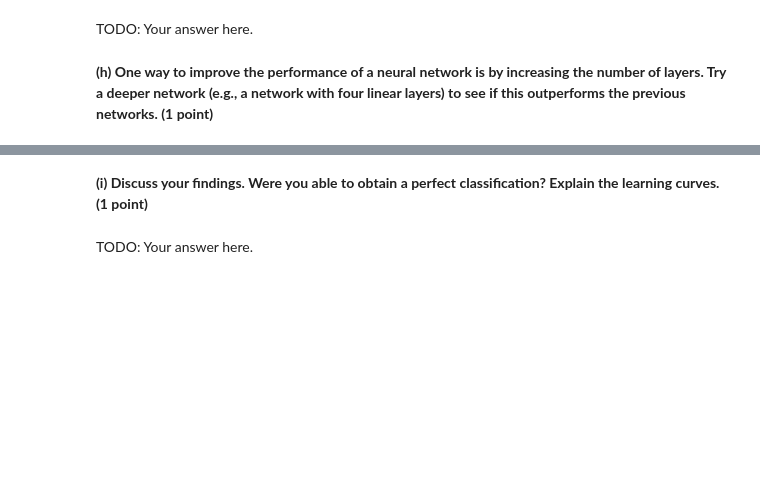
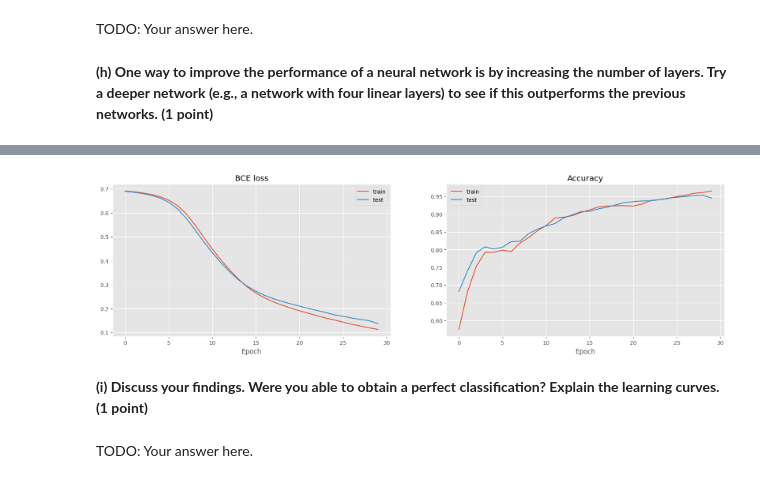
Before and after one commit to LukaMucko/DeepLearning, a Jupyter notebook: lab1/dl-assignment-1.ipynb, the cells around one changed output, grey strips where cells are left out. Drawn from its saved outputs; the diff is of its cells as text; code cells hidden in the pictures; blank space fills up the shorter version.

```diff
--- a/lab1/dl-assignment-1.ipynb
+++ b/lab1/dl-assignment-1.ipynb
@@ -965,0 +1105,18 @@ TODO: Your answer here.
+# %%
+# TODO: Your code here.
+rng = np.random.default_rng(12345)
+net = Net([
+        Linear(64, 32, rng=rng),
+        ReLU(),
+        Linear(32, 16, rng=rng),
+        ReLU(),
+        Linear(16, 4, rng=rng),
+        ReLU(),
+        Linear(4, 1, rng=rng),
+        Sigmoid()])
+
+fit(net, x, y,
+    epochs = 30,
+    learning_rate = 0.001,
+    mb_size = 10)
+# %% [output]
@@ -966,3 +1140,4 @@ TODO: Your answer here.
+[figure, added]
 # %% [markdown]
 **(i) Discuss your findings. Were you able to obtain a perfect classification? Explain the learning curves.<span style="float:right"> (1 point)</span>**
 # %% [markdown]
```
Also changed, not shown: parts of 24 cells of this notebook.
